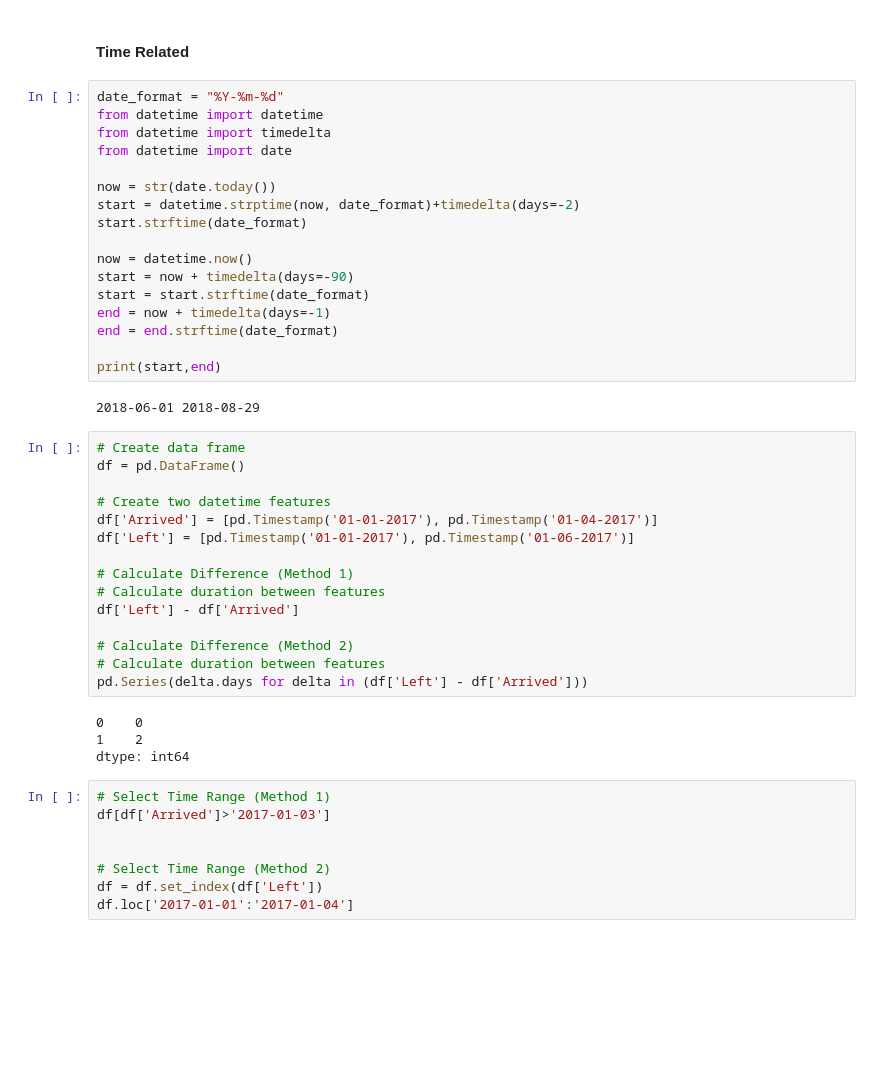
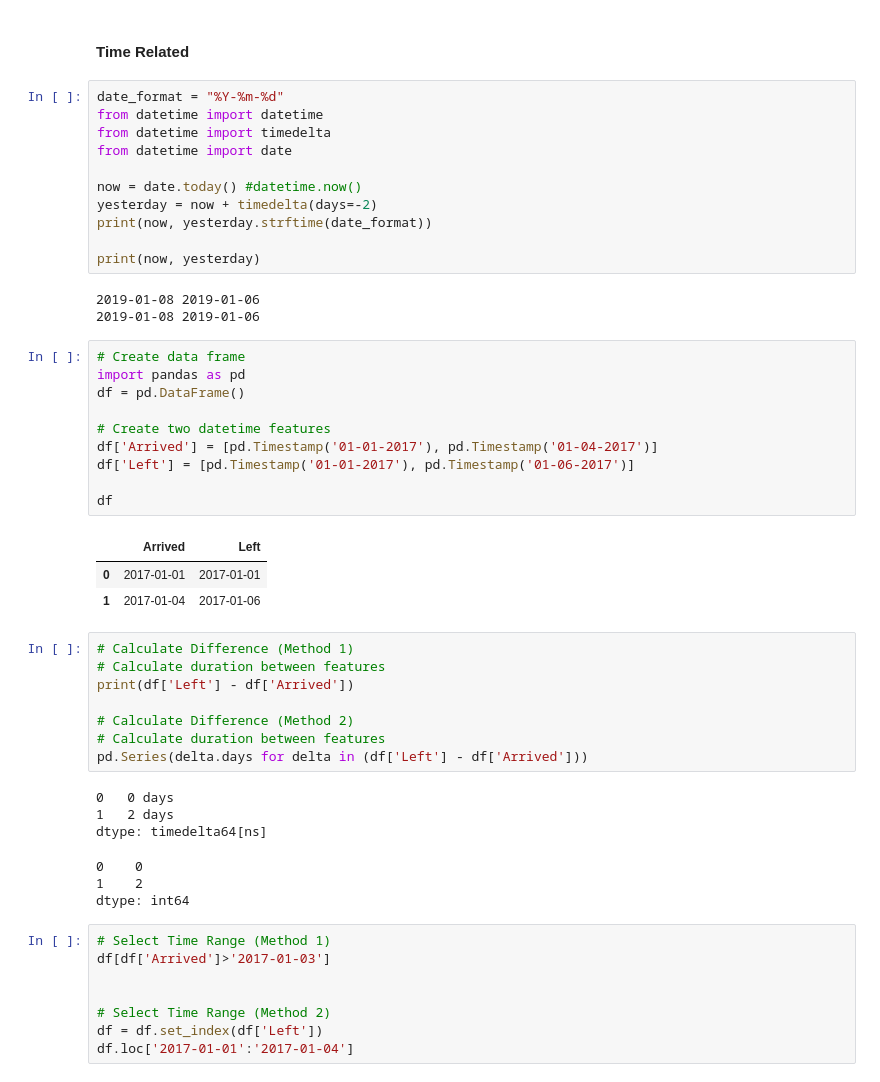
Before and after one commit to MWang93/Useful, a Jupyter notebook: Unorganized/Work Needed.ipynb, the cells around one changed output. Drawn from its saved outputs; the diff is of its cells as text; blank space fills up the shorter version.

```diff
--- a/Unorganized/Work Needed.ipynb
+++ b/Unorganized/Work Needed.ipynb
@@ -14,38 +14,43 @@ from datetime import datetime
 from datetime import timedelta
 from datetime import date
 
-now = str(date.today())
-start = datetime.strptime(now, date_format)+timedelta(days=-2)
-start.strftime(date_format)
+now = date.today() #datetime.now()
+yesterday = now + timedelta(days=-2)
+print(now, yesterday.strftime(date_format))
 
-now = datetime.now()
-start = now + timedelta(days=-90)
-start = start.strftime(date_format)
-end = now + timedelta(days=-1)
-end = end.strftime(date_format)
-
-print(start,end)
+print(now, yesterday)
 # %% [output]
-2018-06-01 2018-08-29
+2019-01-08 2019-01-06
+2019-01-08 2019-01-06
 # %%
 # Create data frame
+import pandas as pd
 df = pd.DataFrame()
 
 # Create two datetime features
 df['Arrived'] = [pd.Timestamp('01-01-2017'), pd.Timestamp('01-04-2017')]
 df['Left'] = [pd.Timestamp('01-01-2017'), pd.Timestamp('01-06-2017')]
 
-# Calculate Difference (Method 1)
-# Calculate duration between features
-df['Left'] - df['Arrived']
-
-# Calculate Difference (Method 2)
-# Calculate duration between features
-pd.Series(delta.days for delta in (df['Left'] - df['Arrived']))
+df
 # %% [output]
-0    0
-1    2
-dtype: int64
+|  | Arrived | Left |
+| 0 | 2017-01-01 | 2017-01-01 |
+| 1 | 2017-01-04 | 2017-01-06 |
+# %%
+# Calculate Difference (Method 1)
+# Calculate duration between features
+print(df['Left'] - df['Arrived'])
+
+# Calculate Difference (Method 2)
+# Calculate duration between features
+pd.Series(delta.days for delta in (df['Left'] - df['Arrived']))
+# %% [output]
+0   0 days
+1   2 days
+dtype: timedelta64[ns]
+0    0
+1    2
+dtype: int64
 # %%
 # Select Time Range (Method 1)
 df[df['Arrived']>'2017-01-03']
```
Also changed, not shown: parts of 9 cells of this notebook.
